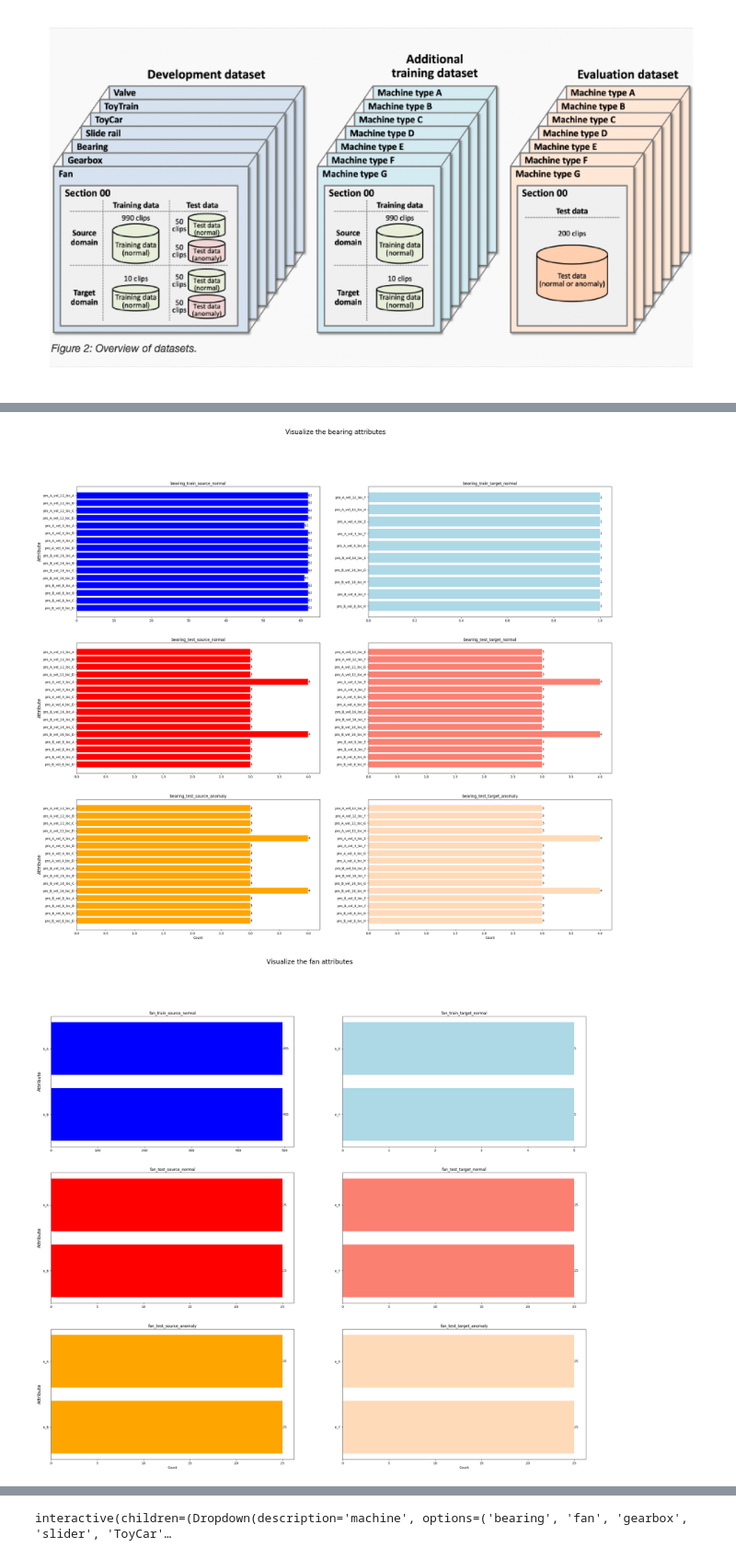
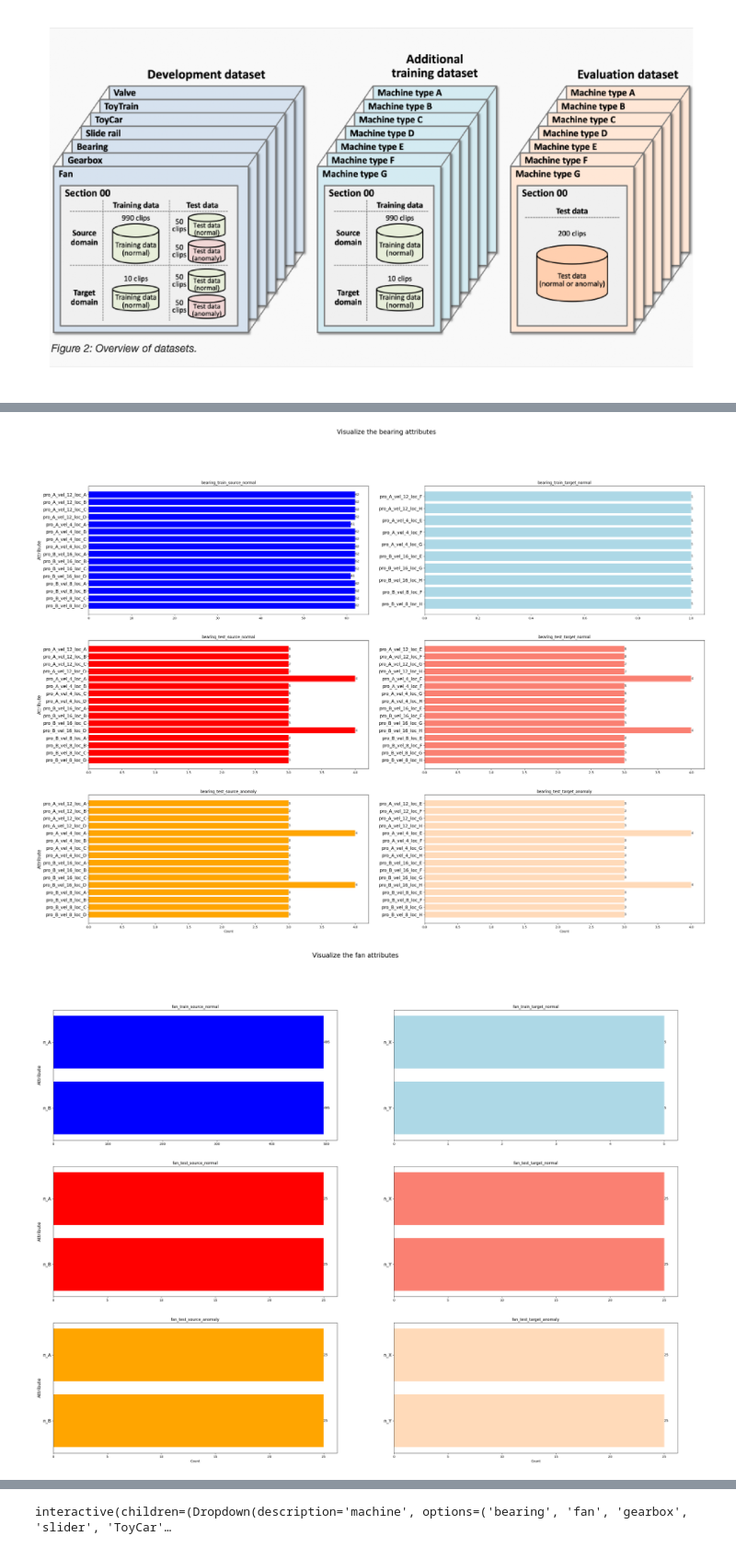
Before and after one commit to khoaphamanh/DCASE2024, a Jupyter notebook: visualize/visualize.ipynb, the cells around one changed output, grey strips where cells are left out. Shown at 92% size. Drawn from its saved outputs; the diff is of its cells as text; code cells hidden in the pictures.

Commit message:
change fontsize and zoom the axes

```diff
--- a/visualize/visualize.ipynb
+++ b/visualize/visualize.ipynb
@@ -163,7 +163,7 @@ def visualize_as_bar (machine_choice):
     for machine in machine_choice:
 
         #plot the train and test data
-        fig, axes = plt.subplots(figsize = (30,25),nrows=3,ncols=2)
+        fig, axes = plt.subplots(figsize = (35,25),nrows=3,ncols=2)
         axes = axes.flatten()
         fig.suptitle("Visualize the {} attributes".format(machine),fontsize = 20)
         color = ["b", "lightblue", "r", "salmon", "orange", "peachpuff"]
@@ -185,32 +185,36 @@ def visualize_as_bar (machine_choice):
 
             else:
                 dict = {k: dict_unique_count[k] for k in dict_unique_count.keys() if machine in k and "test" in k and "anomal" in k}
                 key = list(dict.keys())
                 ax.set_xlabel("Count")
 
             #choose the key and set title
             if i % 2 == 0:
                 title_key = key[0]
                 ax.set_ylabel("Attribute",fontsize = 14)
             else:
                 title_key = key[1]
 
             #load the attribute and their count
             dict_title = dict[title_key]
             att_key = np.flip(list(dict_title.keys()))
             att_value = np.flip(list(dict_title.values()))
 
+            att_key = np.array([i.replace(".wav", "") for i in att_key])
+
             #plot the bar
             bars = ax.barh(att_key,att_value, color = c)
+            ax.set_yticks(range(len(att_key)))
+            ax.set_yticklabels(att_key, fontsize=14)
 
             #set title
             ax.set_title (title_key)
 
             # Add values on top of each bar
             for bar, value in zip(bars, att_value):
                 ax.text(bar.get_width(), bar.get_y() + bar.get_height() / 2, str(value), ha='left', va='center')
 
 visualize_as_bar(machine_choice)
 # %% [output]
-[figure, old version]
+[figure, new version]
-[figure, old version]
+[figure, new version]
```
Also changed, not shown: parts of 1 cell of this notebook.
